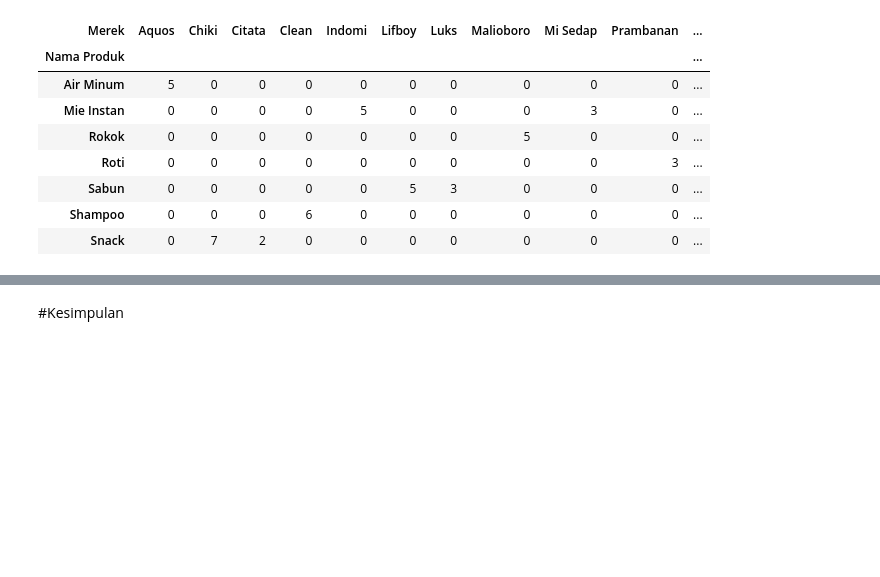
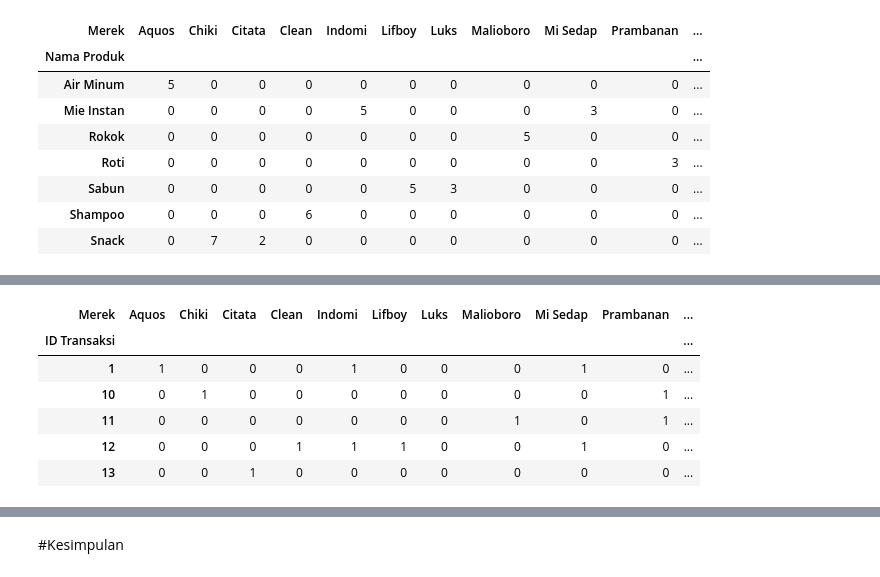
Before and after one commit to yogaap113/Case-Study-03-Data-Mining-UIN-Ganjil-2022-Kelompok-1, a Jupyter notebook: Case_Study_03_Data_Mining_UIN_Ganjil_2022_Kelompok_1.ipynb, the cells around one changed output, grey strips where cells are left out. Cells and saved outputs as stored; diff of their text form; code cells hidden in the pictures; blank space fills up the shorter version.

```diff
--- a/Case_Study_03_Data_Mining_UIN_Ganjil_2022_Kelompok_1.ipynb
+++ b/Case_Study_03_Data_Mining_UIN_Ganjil_2022_Kelompok_1.ipynb
@@ -279,0 +340,17 @@ Dari output di atas terlihat bahwa produk air minum yang paling banyak terjual a
+# %%
+def encode_units(x):
+    if x <= 0:
+        return 0
+    if x >= 1:
+        return 1
+
+basket_sets = basket.applymap(encode_units) # one-hot encoding
+basket_sets.head()
+# %% [output]
+| Merek | Aquos | Chiki | Citata | Clean | Indomi | Lifboy | Luks | Malioboro | Mi Sedap | Prambanan | ... |
+| ID Transaksi |  |  |  |  |  |  |  |  |  |  | ... |
+| 1 | 1 | 0 | 0 | 0 | 1 | 0 | 0 | 0 | 1 | 0 | ... |
+| 10 | 0 | 1 | 0 | 0 | 0 | 0 | 0 | 0 | 0 | 1 | ... |
+| 11 | 0 | 0 | 0 | 0 | 0 | 0 | 0 | 1 | 0 | 1 | ... |
+| 12 | 0 | 0 | 0 | 1 | 1 | 1 | 0 | 0 | 1 | 0 | ... |
+| 13 | 0 | 0 | 1 | 0 | 0 | 0 | 0 | 0 | 0 | 0 | ... |
```
Also changed, not shown: parts of 20 cells of this notebook.
